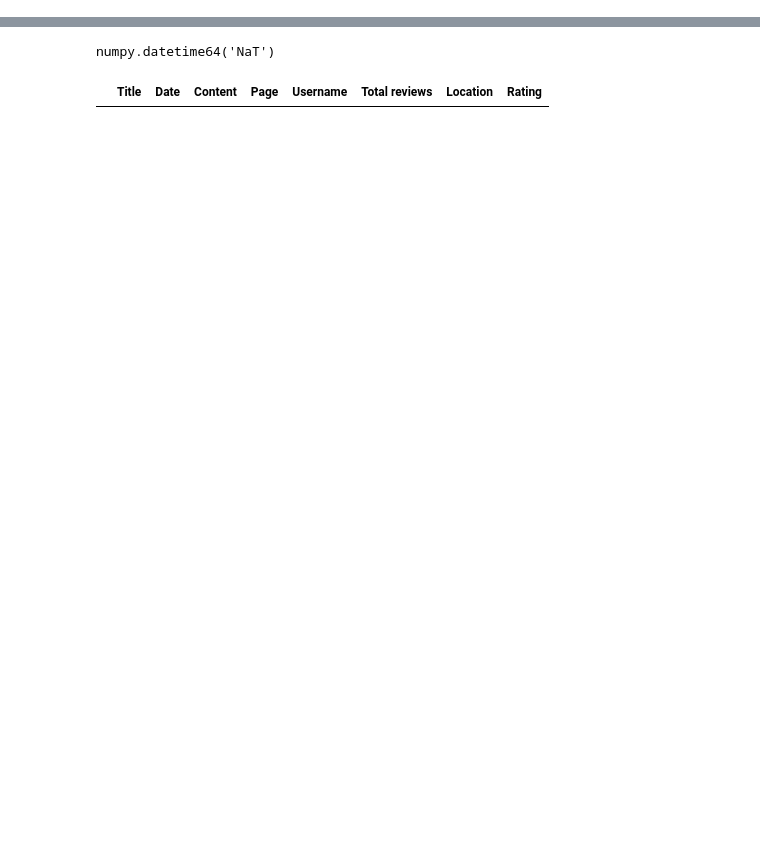
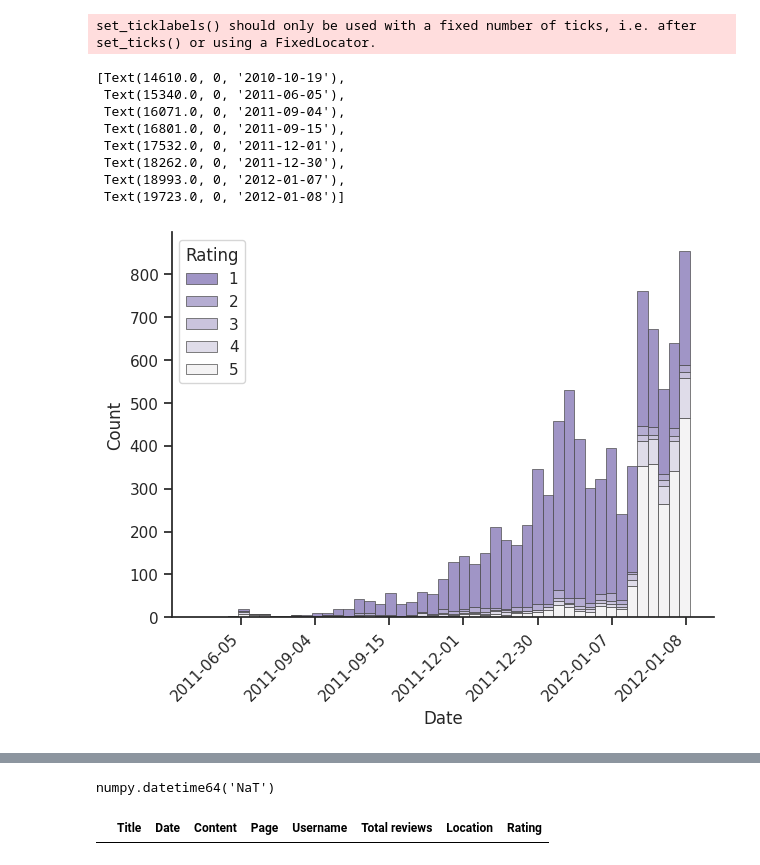
Before and after one commit to ArnaudGardille/Feedback-Analysis, a Jupyter notebook: push_feedbacks.ipynb, the cells around one changed output, grey strips where cells are left out. Drawn from its saved outputs; the diff is of its cells as text; code cells hidden in the pictures; blank space fills up the shorter version.

```diff
--- a/push_feedbacks.ipynb
+++ b/push_feedbacks.ipynb
@@ -82,0 +103,34 @@ fig.show()
+# %%
+import seaborn as sns
+import matplotlib as mpl
+import matplotlib.pyplot as plt
+
+sns.set_theme(style="ticks")
+
+f, ax = plt.subplots(figsize=(7, 5))
+sns.despine(f)
+
+sns.histplot(
+    feedbacks_df,
+    x="Date", hue="Rating",
+    multiple="stack",
+    palette="light:m_r",
+    edgecolor=".3",
+    linewidth=.5,
+    log_scale=True,
+)
+#ax.xaxis.set_major_formatter(mpl.ticker.ScalarFormatter())
+#ax.set_xticks([500, 1000, 2000, 5000, 10000])
+x_dates = feedbacks_df['Date'].dt.strftime('%Y-%m-%d').sort_values().unique()
+ax.set_xticklabels(labels=x_dates, rotation=45, ha='right')
+# %% [output]
+set_ticklabels() should only be used with a fixed number of ticks, i.e. after set_ticks() or using a FixedLocator.
+[Text(14610.0, 0, '2010-10-19'),
+ Text(15340.0, 0, '2011-06-05'),
+ Text(16071.0, 0, '2011-09-04'),
+ Text(16801.0, 0, '2011-09-15'),
+ Text(17532.0, 0, '2011-12-01'),
+ Text(18262.0, 0, '2011-12-30'),
+ Text(18993.0, 0, '2012-01-07'),
+ Text(19723.0, 0, '2012-01-08')]
+[figure, added]
```
Also changed, not shown: parts of 10 cells of this notebook, 2 other files.
